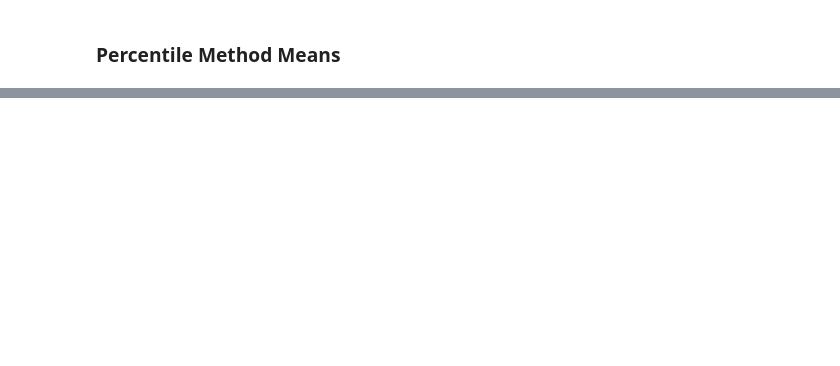
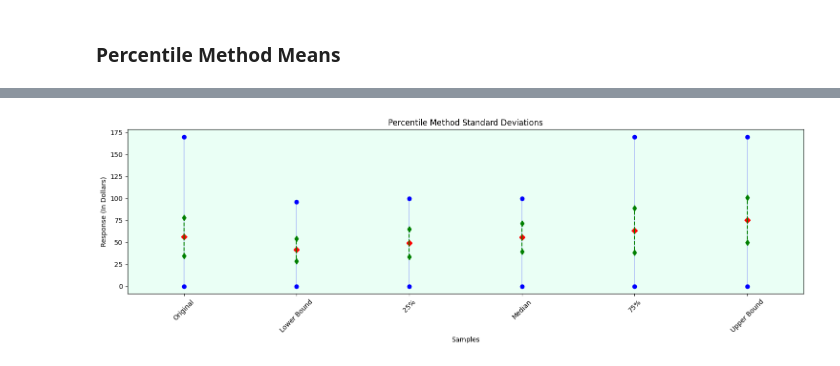
Before and after one commit to Goodfeelings/spring-2024-comp-intensive-stats-projects-02, a Jupyter notebook: Notebooks/project-02.ipynb, the cells around one changed output, grey strips where cells are left out. Drawn from its saved outputs; the diff is of its cells as text; code cells hidden in the pictures; blank space fills up the shorter version.

```diff
--- a/Notebooks/project-02.ipynb
+++ b/Notebooks/project-02.ipynb
@@ -367,0 +226,3 @@ df_original_data.columns[1]
+# %%
+# Load the dataframe from the csv file (if necessary)
+df_percentile_comparison = pd.read_csv('../Data/Percentile Means Comparison Samples.csv').drop('Unnamed: 0', axis=1)
@@ -367,0 +362,9 @@ df_original_data.columns[1]
+# %%
+df_percentile_standard_deviations_comparison_renamed = df_percentile_comparison.copy().rename(columns={
+    'Original Sample' : 'Original',
+    'Lower Percentile Bootstrap Sample': 'Lower Bound',
+    '25th Percentile' : '25%',
+    '50th Percentile (Median)': 'Median',
+    '75th Percentile' : '75%',
+    'Upper Percentile Bootstrap Sample': 'Upper Bound'
+})
@@ -367,0 +383,74 @@ df_original_data.columns[1]
+# %%
+# Clear the plot, in case there's any artifacts from a previous plot.
+plt.clf()
+
+# We want them all to be in a single plot.
+plt.figure(figsize=(15, 5))
+
+# Define the order of columns as they should appear in the plot.
+column_order = ['Original', 'Lower Bound', '25%', 'Median', '75%', 'Upper Bound']
+
+# Set the initial x-coordinate.
+x_coord = 1
+
+# Set the width of each line plot.
+line_width = 0.3
+
+# We iterate over each column in the desired order and draw the lines.
+for column_name in column_order:
+    # Extract the column of interest from the dataframe
+    column_values = df_percentile_standard_deviations_comparison_renamed[column_name]
+
+    # Calculate the Mean and Standard Deviation values.
+    mean_value = column_values.mean()
+    std_dev = column_values.std()
+
+    # Set the Max, Mean, and Min values.
+    lower_value = column_values.min()
+    middle_value = mean_value
+    upper_value = column_values.max()
+
+    # We want to show a spread for the std. dev. based on the mean, so we'll have half the std. dev. value above the mean and half below.
+    point1 = mean_value + std_dev/2
+    point2 = mean_value - std_dev/2
+
+    # Plot the line with adjusted width.
+    plt.plot([x_coord, x_coord], [lower_value, upper_value], color='blue', linestyle='-', marker='o', linewidth=line_width)
+
+    # Plot the mean point.
+    plt.plot(x_coord, middle_value, color='red', marker='D')
+
+    # Plot standard deviation spread points.
+    plt.plot(x_coord, point1, color='green', marker='d')
+    plt.plot(x_coord, point2, color='green', marker='d')
+
+    # Plot line segments.
+    plt.plot([x_coord, x_coord], [middle_value, point1], color='green', linestyle='--')
+    plt.plot([x_coord, x_coord], [middle_value, point2], color='green', linestyle='--')
+
+    # Increment the x-coordinate for the next plot so that the lines don't all overlap.
+    x_coord += 1
+
+# Add background color.
+plt.gca().set_facecolor('#eafff5')
+
+# Labels
+plt.ylabel('Response (In Dollars)', color='black')
+plt.xlabel('Samples', color='black')
+
+# Set 'x-axis' ticks and labels (Instead of x numbers, we get the column labels).
+plt.xticks(range(1, len(column_order) + 1), column_order)
+
+# Rotate the 'x-axis' Labels.
+plt.xticks(rotation=45)
+
+# Set the x-axis limits to reduce space between lines.
+plt.xlim(0.5, len(column_order) + 0.5)
+
+# Add Layout Setting & Title
+plt.title('Percentile Method Standard Deviations')
+plt.tight_layout()
+
+# Show the plot
+plt.show()
+# %% [output]
@@ -367,0 +458 @@ df_original_data.columns[1]
+[figure, added]
```
Also changed, not shown: parts of 94 cells of this notebook, 8 other files.
